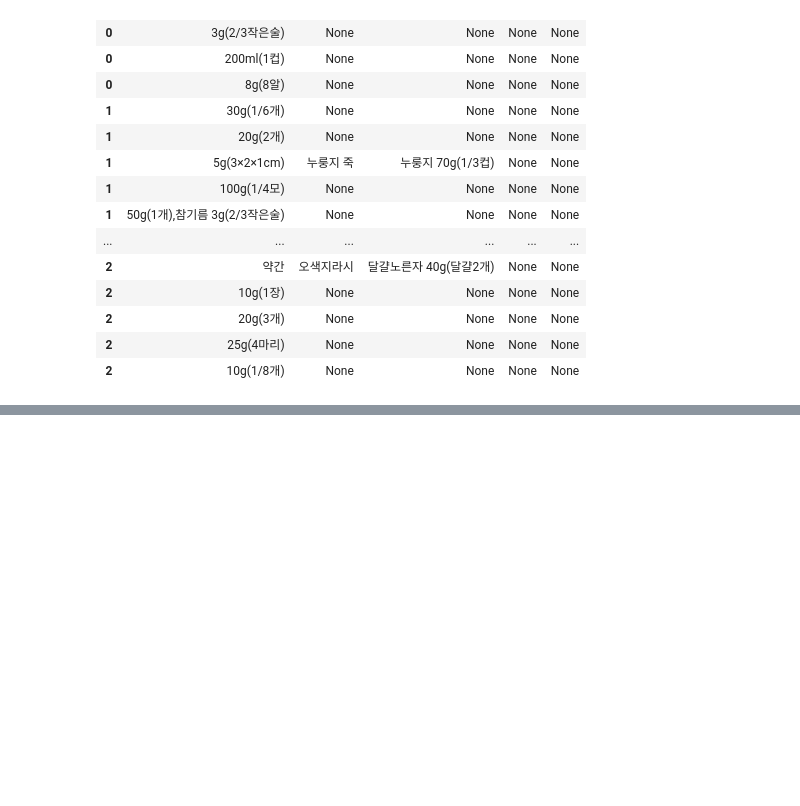
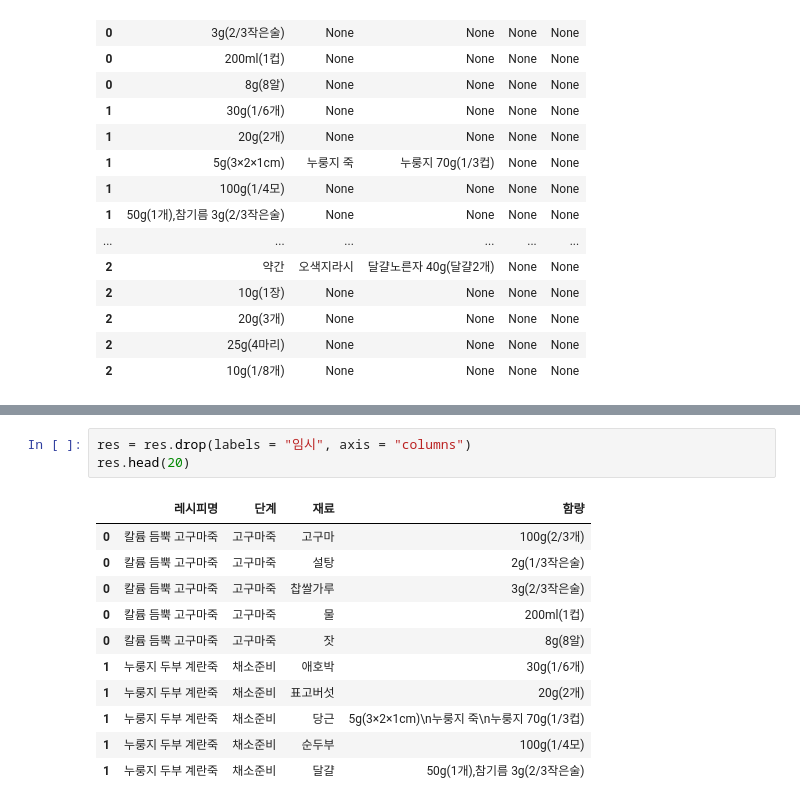
Before and after one commit to SeolahPark/python, a Jupyter notebook: 15.work/ojt.ipynb, the cells around one changed output, grey strips where cells are left out. Drawn from its saved outputs; the diff is of its cells as text; blank space fills up the shorter version.

```diff
--- a/15.work/ojt.ipynb
+++ b/15.work/ojt.ipynb
@@ -204,0 +336,15 @@ res.head(20)
+# %%
+res = res.drop(labels = "임시", axis = "columns")
+res.head(20)
+# %% [output]
+|  | 레시피명 | 단계 | 재료 | 함량 |
+| 0 | 칼륨 듬뿍 고구마죽 | 고구마죽 | 고구마 | 100g(2/3개) |
+| 0 | 칼륨 듬뿍 고구마죽 | 고구마죽 | 설탕 | 2g(1/3작은술) |
+| 0 | 칼륨 듬뿍 고구마죽 | 고구마죽 | 찹쌀가루 | 3g(2/3작은술) |
+| 0 | 칼륨 듬뿍 고구마죽 | 고구마죽 | 물 | 200ml(1컵) |
+| 0 | 칼륨 듬뿍 고구마죽 | 고구마죽 | 잣 | 8g(8알) |
+| 1 | 누룽지 두부 계란죽 | 채소준비 | 애호박 | 30g(1/6개) |
+| 1 | 누룽지 두부 계란죽 | 채소준비 | 표고버섯 | 20g(2개) |
+| 1 | 누룽지 두부 계란죽 | 채소준비 | 당근 | 5g(3×2×1cm)\n누룽지 죽\n누룽지 70g(1/3컵) |
+| 1 | 누룽지 두부 계란죽 | 채소준비 | 순두부 | 100g(1/4모) |
+| 1 | 누룽지 두부 계란죽 | 채소준비 | 달걀 | 50g(1개),참기름 3g(2/3작은술) |
```
Also changed, not shown: parts of 17 cells of this notebook, 2 other files.
